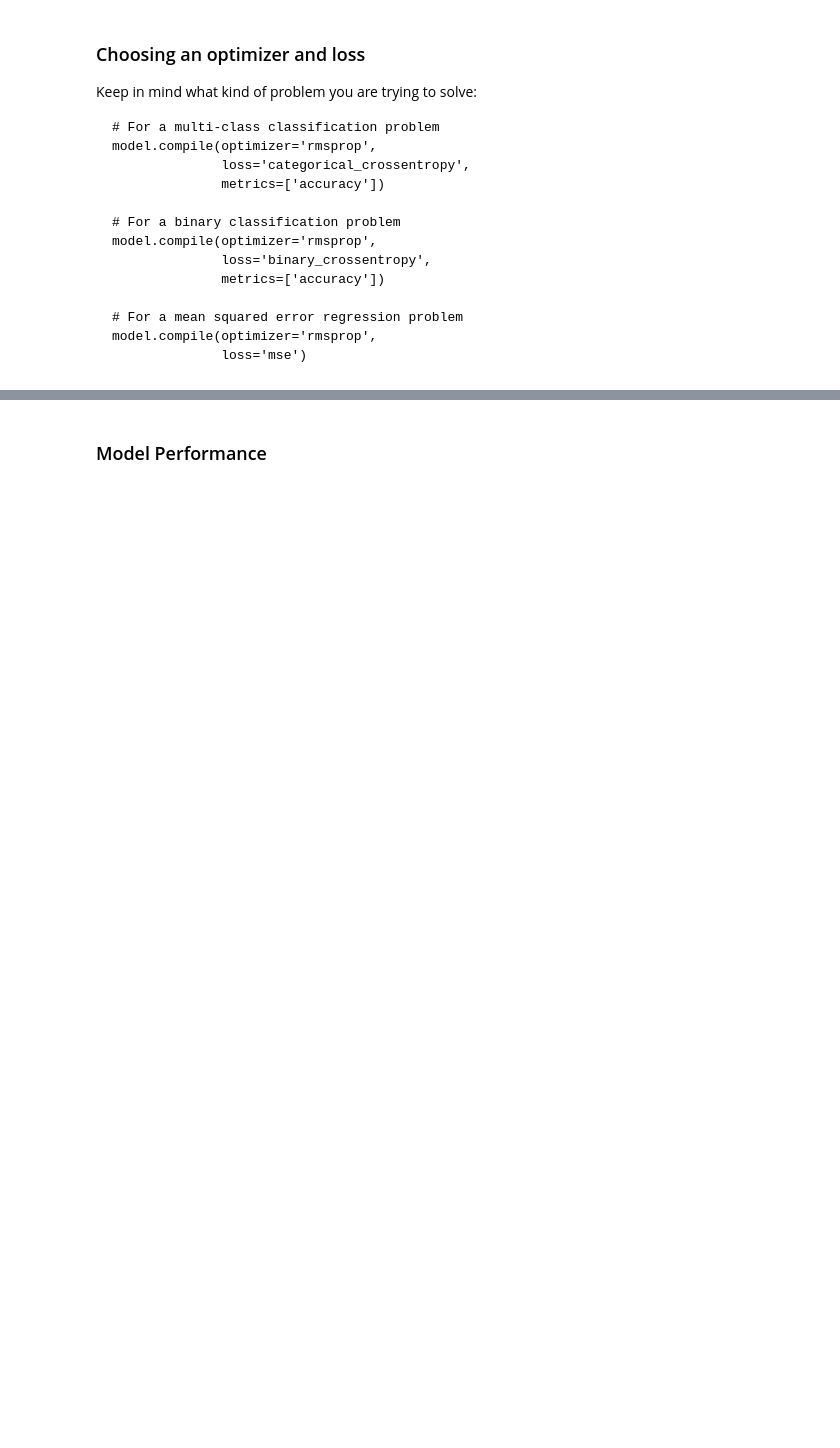
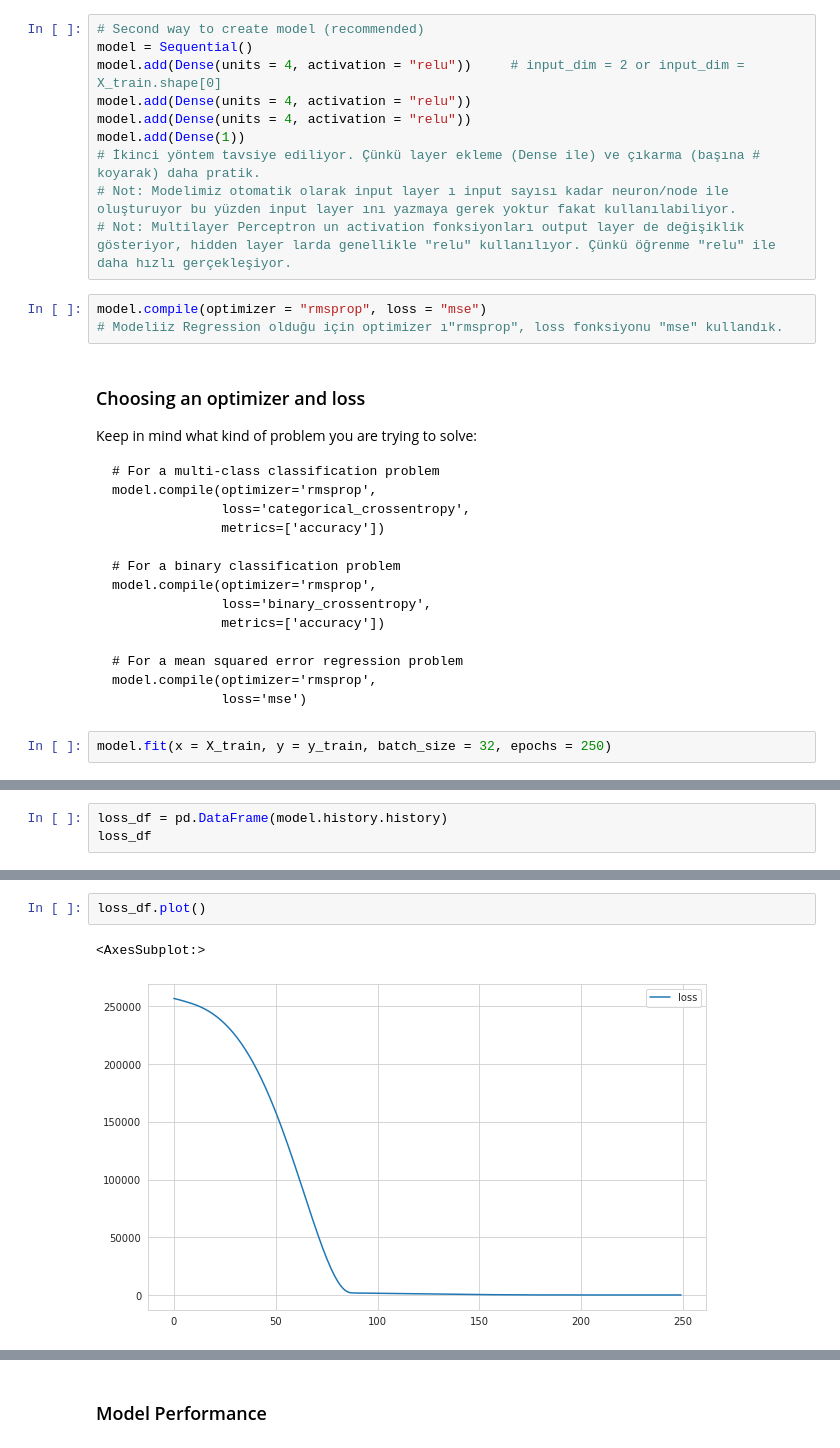
Before and after one commit to Ertugrul-Kurubal/Deep-Learning, a Jupyter notebook: In Class/1-Keras Syntext Basics In Class 3.ipynb, the cells around one changed output, grey strips where cells are left out. Saved outputs shown, nothing was run; the diff lists cells and outputs as text; blank space fills up the shorter version.

```diff
--- a/In Class/1-Keras Syntext Basics In Class 3.ipynb
+++ b/In Class/1-Keras Syntext Basics In Class 3.ipynb
@@ -30,3 +197,16 @@ df = pd.read_csv("fake_reg.csv")
+# %%
+# Second way to create model (recommended)
+model = Sequential()
+model.add(Dense(units = 4, activation = "relu"))     # input_dim = 2 or input_dim = X_train.shape[0]
+model.add(Dense(units = 4, activation = "relu"))
+model.add(Dense(units = 4, activation = "relu"))
+model.add(Dense(1))
+# İkinci yöntem tavsiye ediliyor. Çünkü layer ekleme (Dense ile) ve çıkarma (başına # koyarak) daha pratik.
+# Not: Modelimiz otomatik olarak input layer ı input sayısı kadar neuron/node ile oluşturuyor bu yüzden input layer ını yazmaya gerek yoktur fakat kullanılabiliyor.
+# Not: Multilayer Perceptron un activation fonksiyonları output layer de değişiklik gösteriyor, hidden layer larda genellikle "relu" kullanılıyor. Çünkü öğrenme "relu" ile daha hızlı gerçekleşiyor.
+# %%
+model.compile(optimizer = "rmsprop", loss = "mse")
+# Modeliiz Regression olduğu için optimizer ı"rmsprop", loss fonksiyonu "mse" kullandık.
 # %% [markdown]
 ### Choosing an optimizer and loss
 
@@ -45,3 +225,5 @@ Keep in mind what kind of problem you are trying to solve:
     # For a mean squared error regression problem
     model.compile(optimizer='rmsprop',
                   loss='mse')
+# %%
+model.fit(x = X_train, y = y_train, batch_size = 32, epochs = 250)
@@ -47,0 +310,3 @@ Keep in mind what kind of problem you are trying to solve:
+# %%
+loss_df = pd.DataFrame(model.history.history)
+loss_df
@@ -47,0 +327,5 @@ Keep in mind what kind of problem you are trying to solve:
+# %%
+loss_df.plot()
+# %% [output]
+<AxesSubplot:>
+[figure, added]
```
Also changed, not shown: parts of 55 cells of this notebook, 2 other files.
